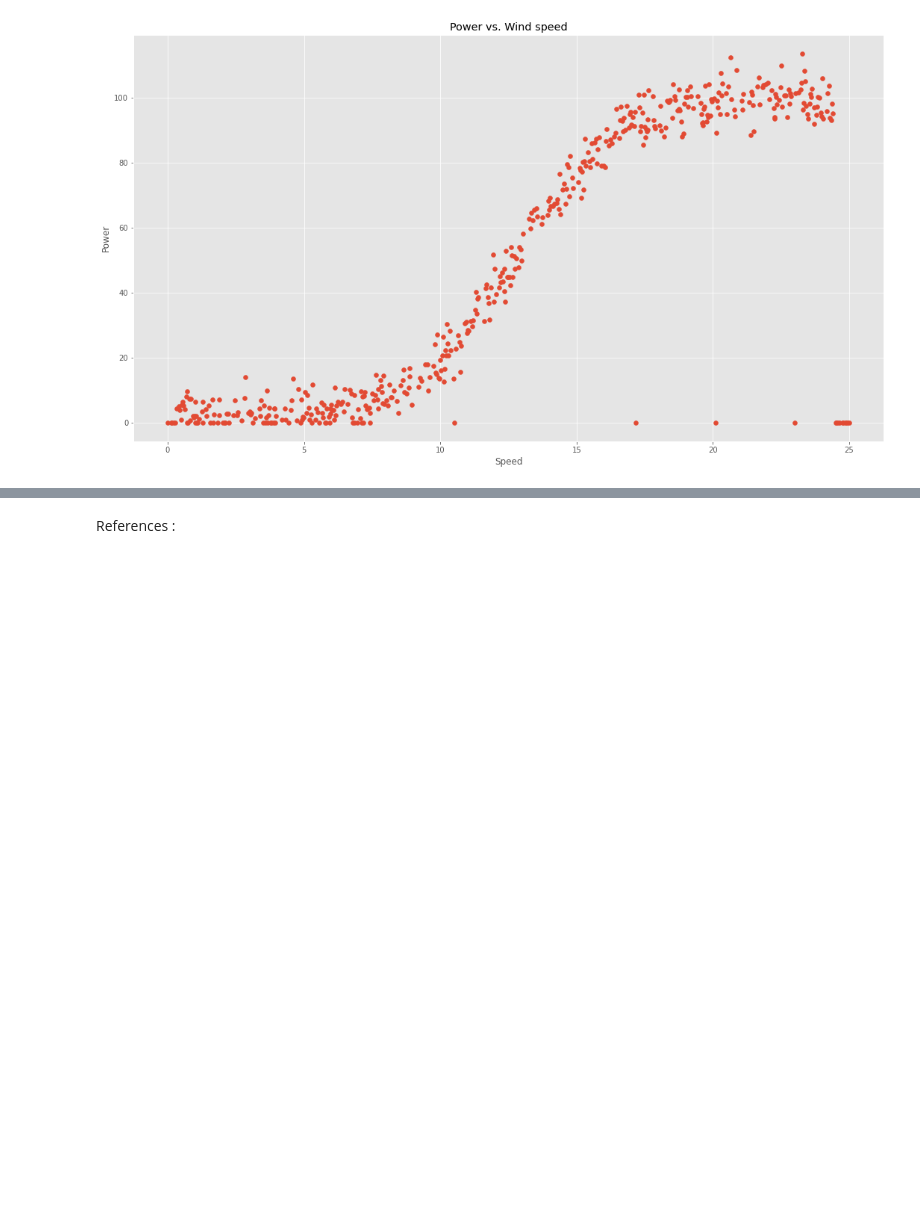
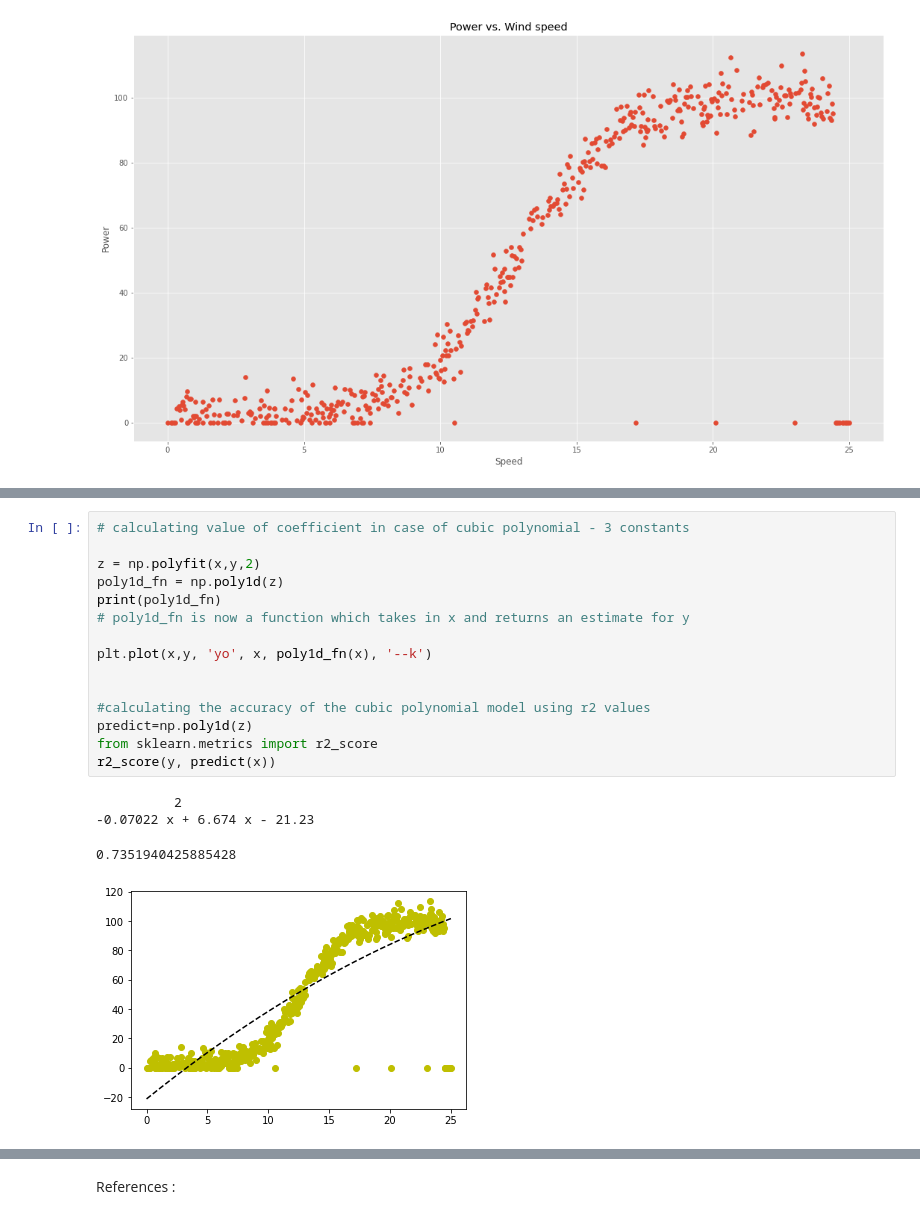
Before and after one commit to MichelleMoran431/Fundamentals-of-Data-Analysis-Project-2020, a Jupyter notebook: Project 2020.ipynb, the cells around one changed output, grey strips where cells are left out. Cells and saved outputs as stored; diff of their text form; blank space fills up the shorter version.

```diff
--- a/Project 2020.ipynb
+++ b/Project 2020.ipynb
@@ -52,0 +108,20 @@ plt.show()
+# %%
+# calculating value of coefficient in case of cubic polynomial - 3 constants
+
+z = np.polyfit(x,y,2)
+poly1d_fn = np.poly1d(z)
+print(poly1d_fn)
+# poly1d_fn is now a function which takes in x and returns an estimate for y
+
+plt.plot(x,y, 'yo', x, poly1d_fn(x), '--k')
+
+
+#calculating the accuracy of the cubic polynomial model using r2 values
+predict=np.poly1d(z)
+from sklearn.metrics import r2_score
+r2_score(y, predict(x))
+# %% [output]
+          2
+-0.07022 x + 6.674 x - 21.23
+0.7351940425885428
+[figure, added]
```
Also changed, not shown: parts of 8 cells of this notebook.
